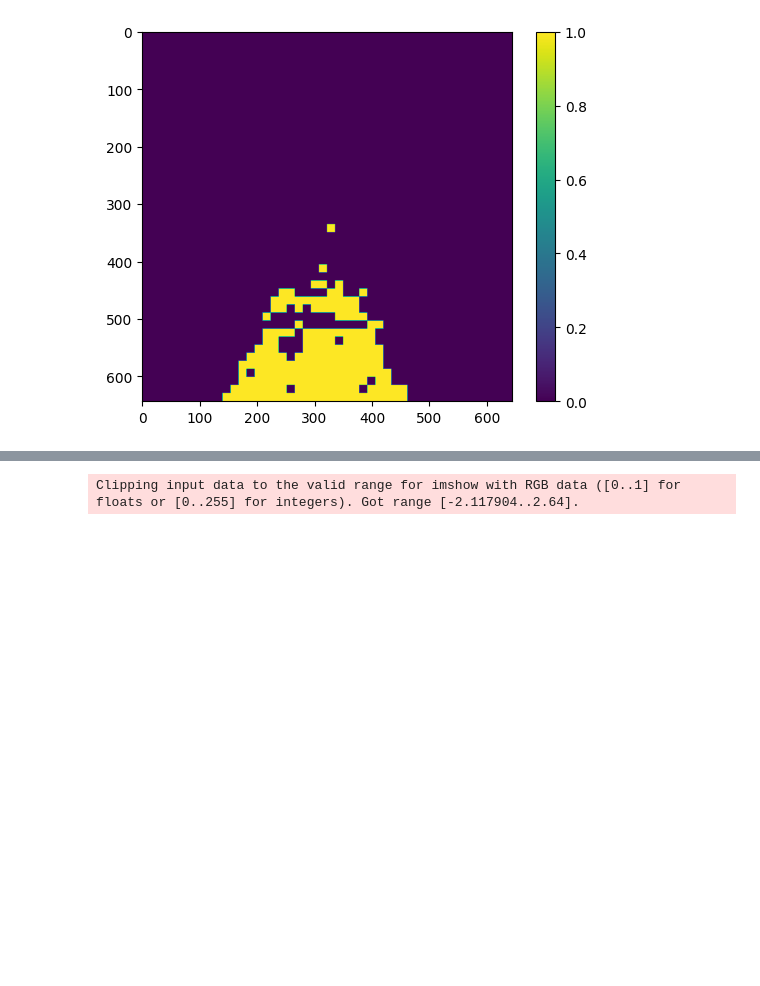
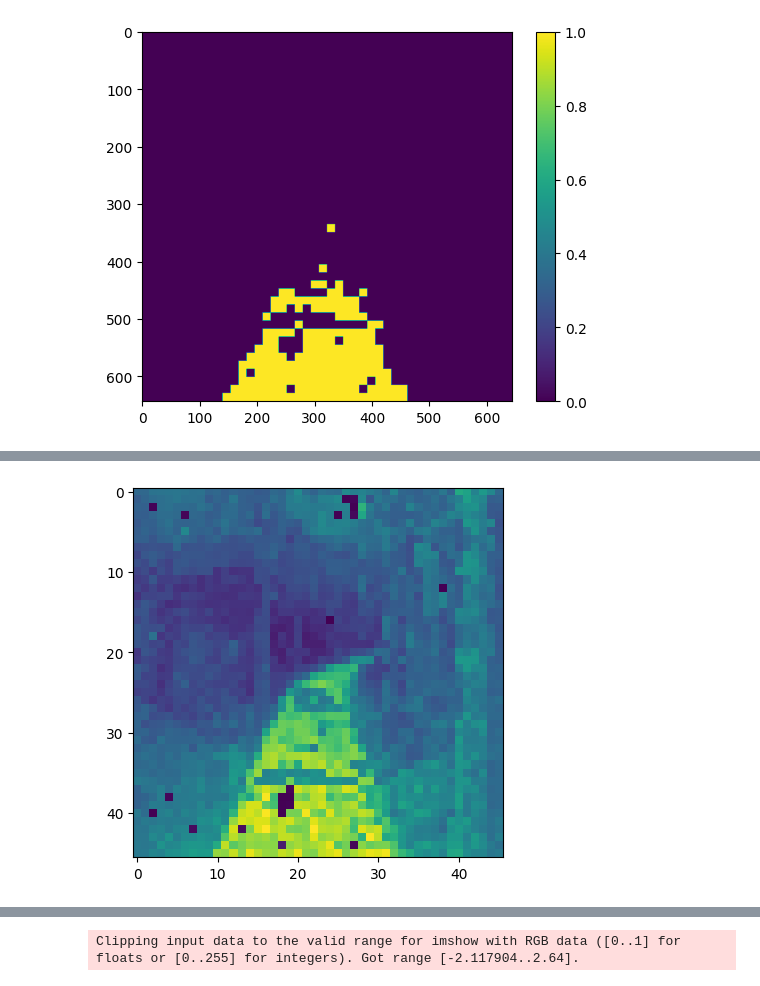
Before and after one commit to julio981007/drivable_area_research, a Jupyter notebook: dinov2.ipynb, the cells around one changed output, grey strips where cells are left out. Saved outputs shown, nothing was run; the diff lists cells and outputs as text; code cells hidden in the pictures; blank space fills up the shorter version.

```diff
--- a/dinov2.ipynb
+++ b/dinov2.ipynb
@@ -143,3 +181,28 @@ plt.show()
+# %%
+tmp_map = drivable_map.copy()
+
+# 이미지 자르기
+flatten_indices = []
+for i in range(box_size):
+    for j in range(box_size):
+        left = j * grid_size
+        upper = i * grid_size
+        right = left + grid_size
+        lower = upper + grid_size
+
+        unique, counts = np.unique(tmp_map[upper:lower, left:right], return_counts=True)
+        uniq_cnt_dict = dict(zip(unique, counts))
+        if 1 in uniq_cnt_dict.keys():
+            if (uniq_cnt_dict[1] / grid_size**2)>0.9:
+                flatten_indices.append(i*box_size+j)
+
+mean = np.mean(model_output[flatten_indices], axis=0)
+cosine_sim = np.dot(model_output, mean) / (norm(model_output)*norm(mean))
+
+plt.imshow(cosine_sim.reshape((output_size, output_size)))
+plt.show()
+# %% [output]
+[figure, added]
 # %%
 new_drivable = np.where(drivable_map==1)
 new_row = new_drivable[0]
```
Also changed, not shown: parts of 5 cells of this notebook, 5 other files.
